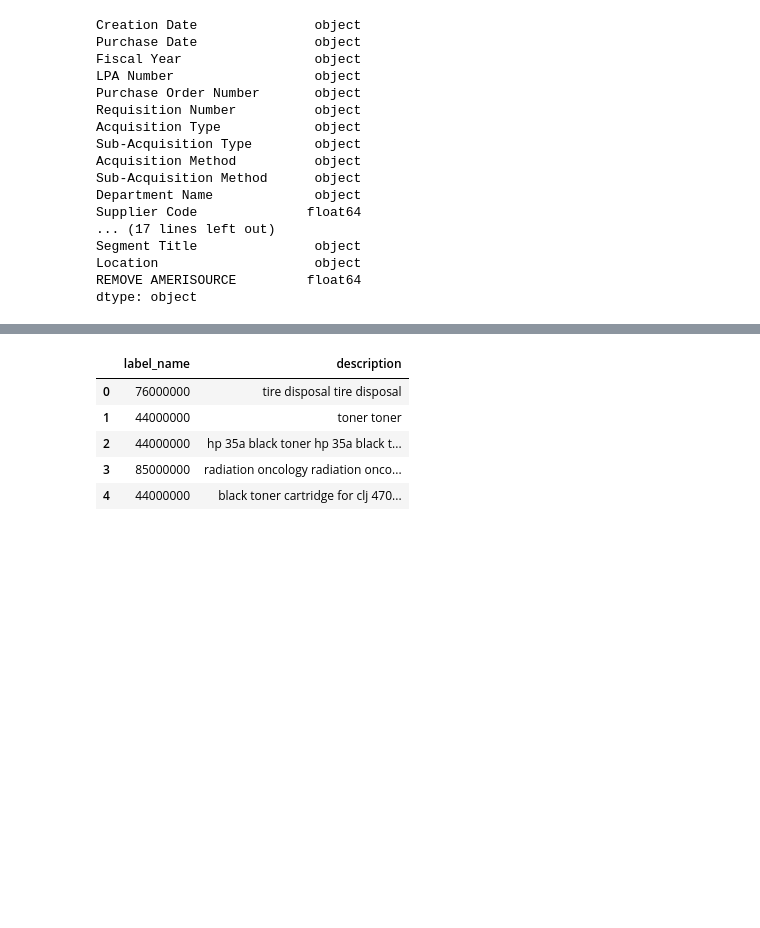
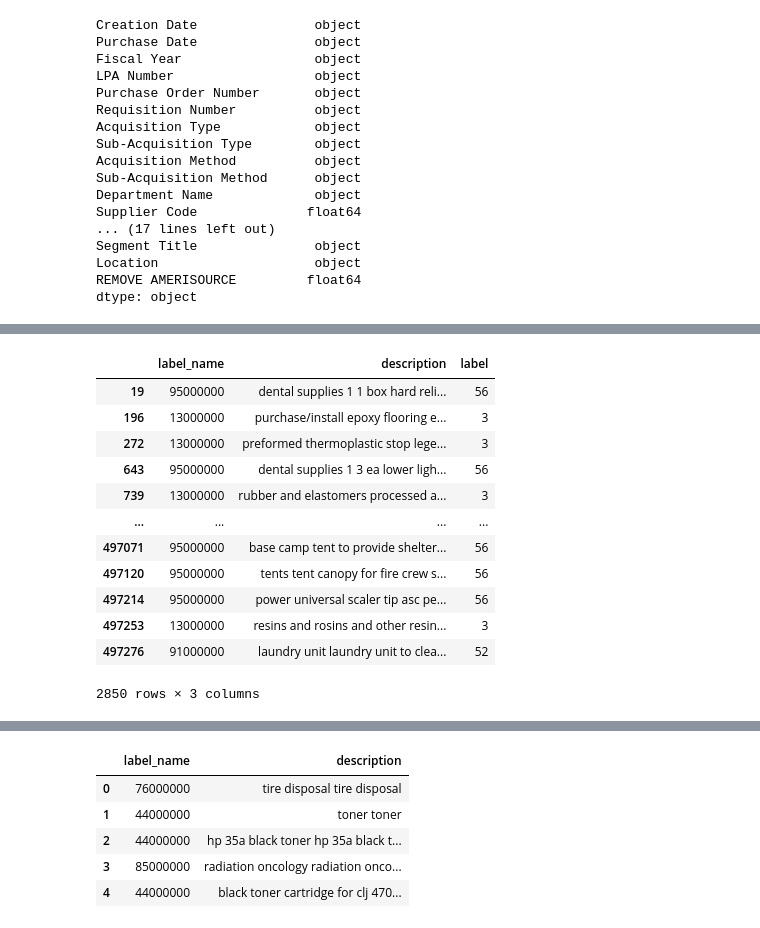
Before and after one commit to mgray39/unspsc-classification, a Jupyter notebook: running_notebook.ipynb, the cells around one changed output, grey strips where cells are left out. Saved outputs shown, nothing was run; the diff lists cells and outputs as text; code cells hidden in the pictures; blank space fills up the shorter version.

```diff
--- a/running_notebook.ipynb
+++ b/running_notebook.ipynb
@@ -421,0 +724,16 @@ dtype: object
+# %%
+train_df.query('label not  in @over_threshold_labels')
+# %% [output]
+|  | label_name | description | label |
+| 19 | 95000000 | dental supplies 1 1 box hard reli... | 56 |
+| 196 | 13000000 | purchase/install epoxy flooring e... | 3 |
+| 272 | 13000000 | preformed thermoplastic stop lege... | 3 |
+| 643 | 95000000 | dental supplies 1 3 ea lower ligh... | 56 |
+| 739 | 13000000 | rubber and elastomers processed a... | 3 |
+| ... | ... | ... | ... |
+| 497071 | 95000000 | base camp tent to provide shelter... | 56 |
+| 497120 | 95000000 | tents tent canopy for fire crew s... | 56 |
+| 497214 | 95000000 | power universal scaler tip asc pe... | 56 |
+| 497253 | 13000000 | resins and rosins and other resin... | 3 |
+| 497276 | 91000000 | laundry unit laundry unit to clea... | 52 |
+2850 rows × 3 columns
```
Also changed, not shown: parts of 28 cells of this notebook, 3 other files.
